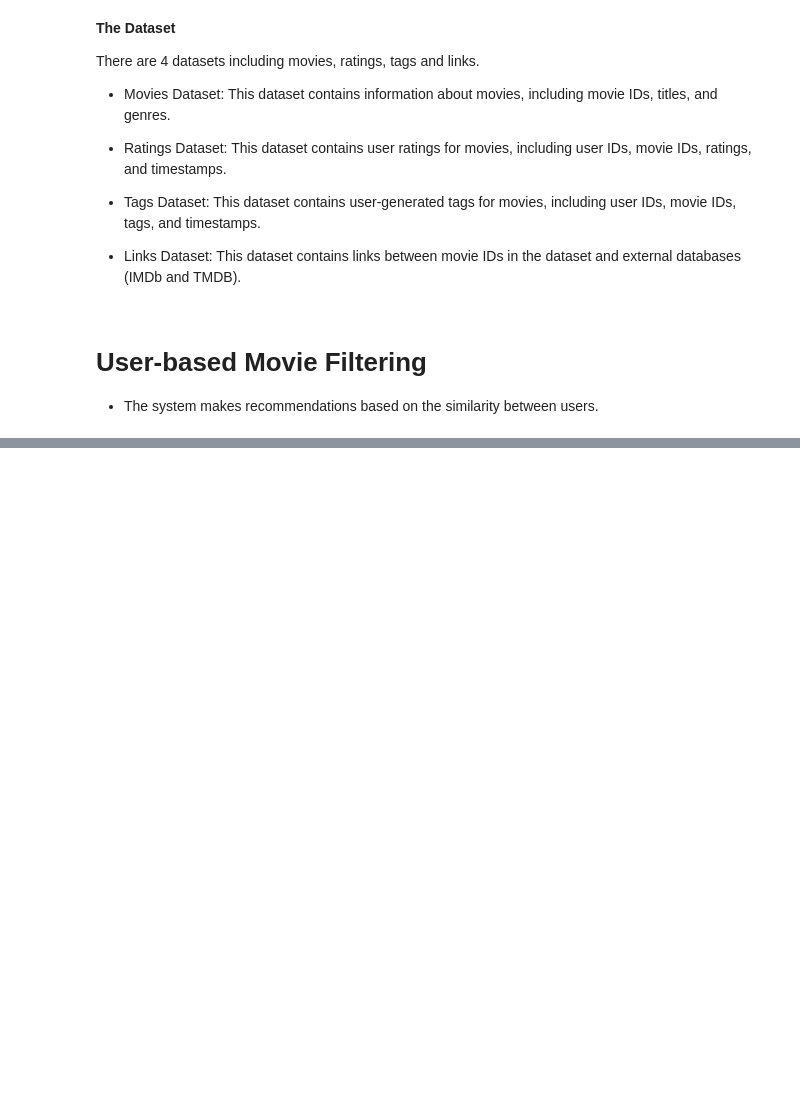
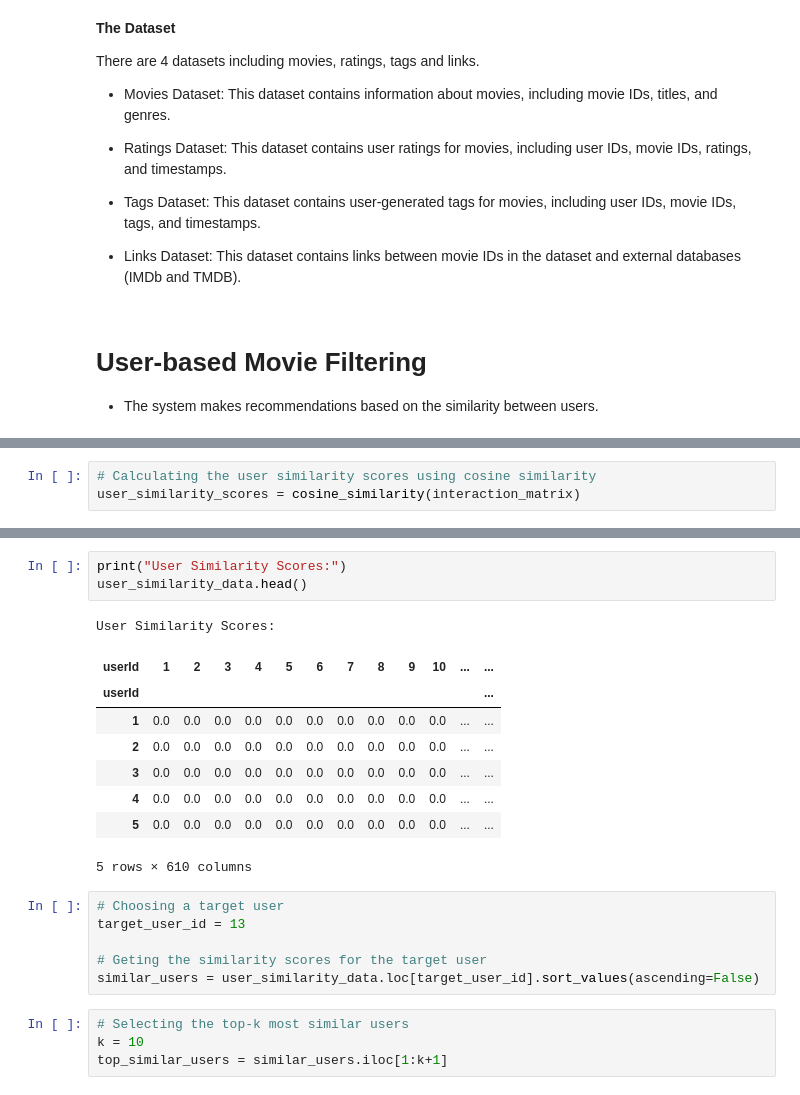
Before and after one commit to MusabUmama/Movie_Recommendation_system, a Jupyter notebook: Recommendation_System.ipynb, the cells around one changed output, grey strips where cells are left out. Drawn from its saved outputs; the diff is of its cells as text; blank space fills up the shorter version.

```diff
--- a/Recommendation_System.ipynb
+++ b/Recommendation_System.ipynb
@@ -22,0 +103,3 @@ IDs, titles, and genres.
+# %%
+# Calculating the user similarity scores using cosine similarity
+user_similarity_scores = cosine_similarity(interaction_matrix)
@@ -22,0 +125,23 @@ IDs, titles, and genres.
+# %%
+print("User Similarity Scores:")
+user_similarity_data.head()
+# %% [output]
+User Similarity Scores:
+| userId | 1 | 2 | 3 | 4 | 5 | 6 | 7 | 8 | 9 | 10 | ... | ... |
+| userId |  |  |  |  |  |  |  |  |  |  |  | ... |
+| 1 | 0.0 | 0.0 | 0.0 | 0.0 | 0.0 | 0.0 | 0.0 | 0.0 | 0.0 | 0.0 | ... | ... |
+| 2 | 0.0 | 0.0 | 0.0 | 0.0 | 0.0 | 0.0 | 0.0 | 0.0 | 0.0 | 0.0 | ... | ... |
+| 3 | 0.0 | 0.0 | 0.0 | 0.0 | 0.0 | 0.0 | 0.0 | 0.0 | 0.0 | 0.0 | ... | ... |
+| 4 | 0.0 | 0.0 | 0.0 | 0.0 | 0.0 | 0.0 | 0.0 | 0.0 | 0.0 | 0.0 | ... | ... |
+| 5 | 0.0 | 0.0 | 0.0 | 0.0 | 0.0 | 0.0 | 0.0 | 0.0 | 0.0 | 0.0 | ... | ... |
+5 rows × 610 columns
+# %%
+# Choosing a target user
+target_user_id = 13
+
+# Geting the similarity scores for the target user
+similar_users = user_similarity_data.loc[target_user_id].sort_values(ascending=False)
+# %%
+# Selecting the top-k most similar users
+k = 10
+top_similar_users = similar_users.iloc[1:k+1]
```
Also changed, not shown: parts of 19 cells of this notebook.
